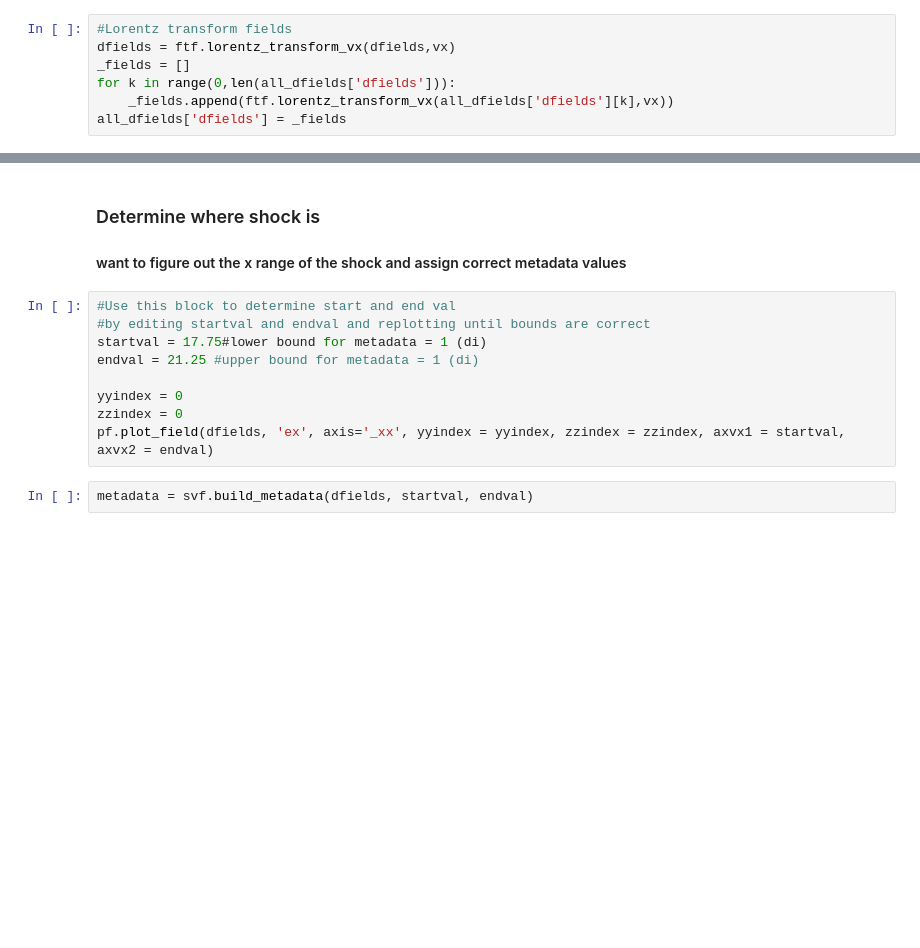
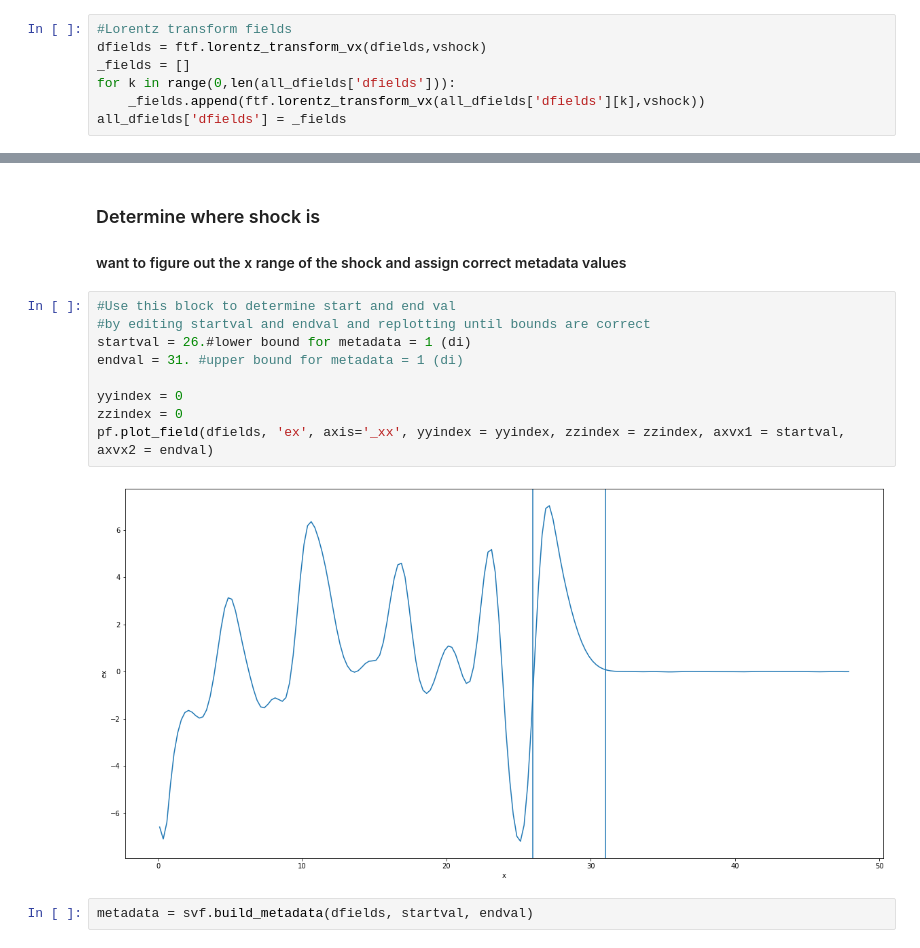
Before and after one commit to collinrbr/FPCAnalysis, a Jupyter notebook: dHybridR.ipynb, the cells around one changed output, grey strips where cells are left out. Drawn from its saved outputs; the diff is of its cells as text; blank space fills up the shorter version.

```diff
--- a/dHybridR.ipynb
+++ b/dHybridR.ipynb
@@ -71,9 +73,9 @@ pf.stack_line_plot(all_dfields,'ex',xshockvals = xshockvals)
 # %%
 #Lorentz transform fields
-dfields = ftf.lorentz_transform_vx(dfields,vx)
+dfields = ftf.lorentz_transform_vx(dfields,vshock)
 _fields = []
 for k in range(0,len(all_dfields['dfields'])):
-    _fields.append(ftf.lorentz_transform_vx(all_dfields['dfields'][k],vx))
+    _fields.append(ftf.lorentz_transform_vx(all_dfields['dfields'][k],vshock))
 all_dfields['dfields'] = _fields
 # %%
 pf.plot_all_fields(dfields, axis='_xx', xxindex = 0, yyindex = 0, zzindex = 0)
@@ -83,12 +87,14 @@ pf.plot_all_fields(dfields, axis='_xx', xxindex = 0, yyindex = 0, zzindex = 0)
 # %%
 #Use this block to determine start and end val
 #by editing startval and endval and replotting until bounds are correct
-startval = 17.75#lower bound for metadata = 1 (di)
-endval = 21.25 #upper bound for metadata = 1 (di)
+startval = 26.#lower bound for metadata = 1 (di)
+endval = 31. #upper bound for metadata = 1 (di)
 
 yyindex = 0
 zzindex = 0
 pf.plot_field(dfields, 'ex', axis='_xx', yyindex = yyindex, zzindex = zzindex, axvx1 = startval, axvx2 = endval)
+# %% [output]
+[figure, added]
 # %%
 metadata = svf.build_metadata(dfields, startval, endval)
 # %%
```
Also changed, not shown: parts of 12 cells of this notebook, 5 other files.
